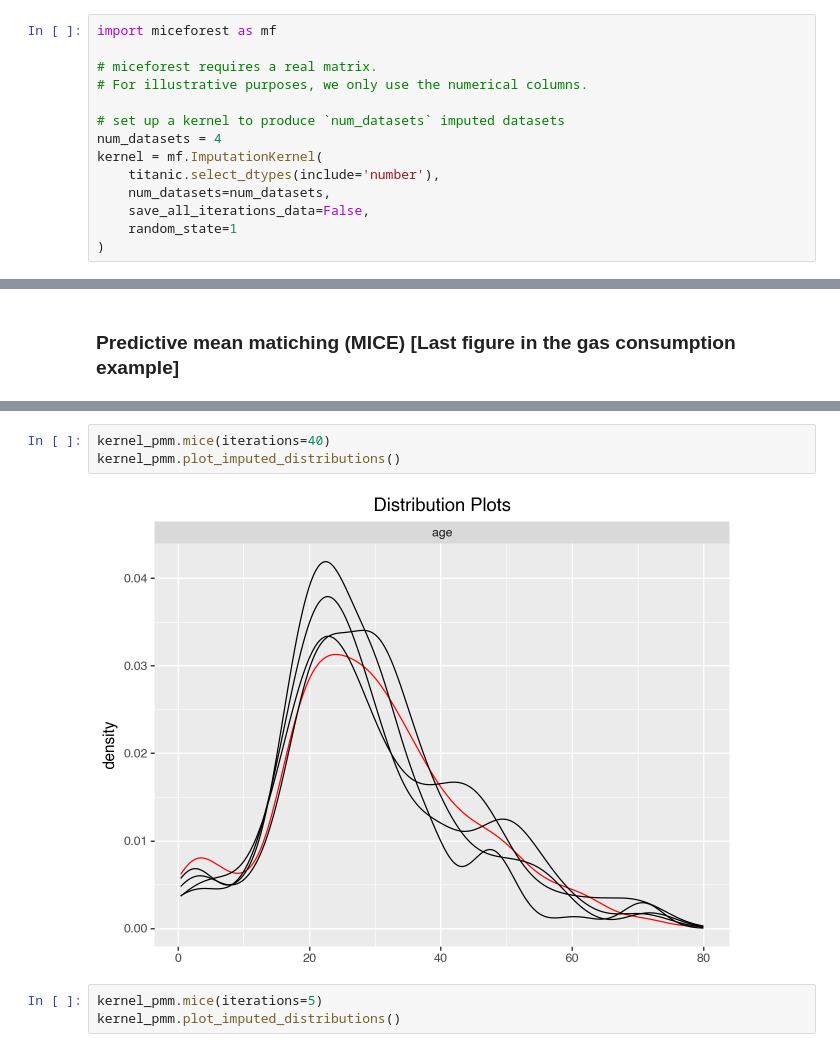
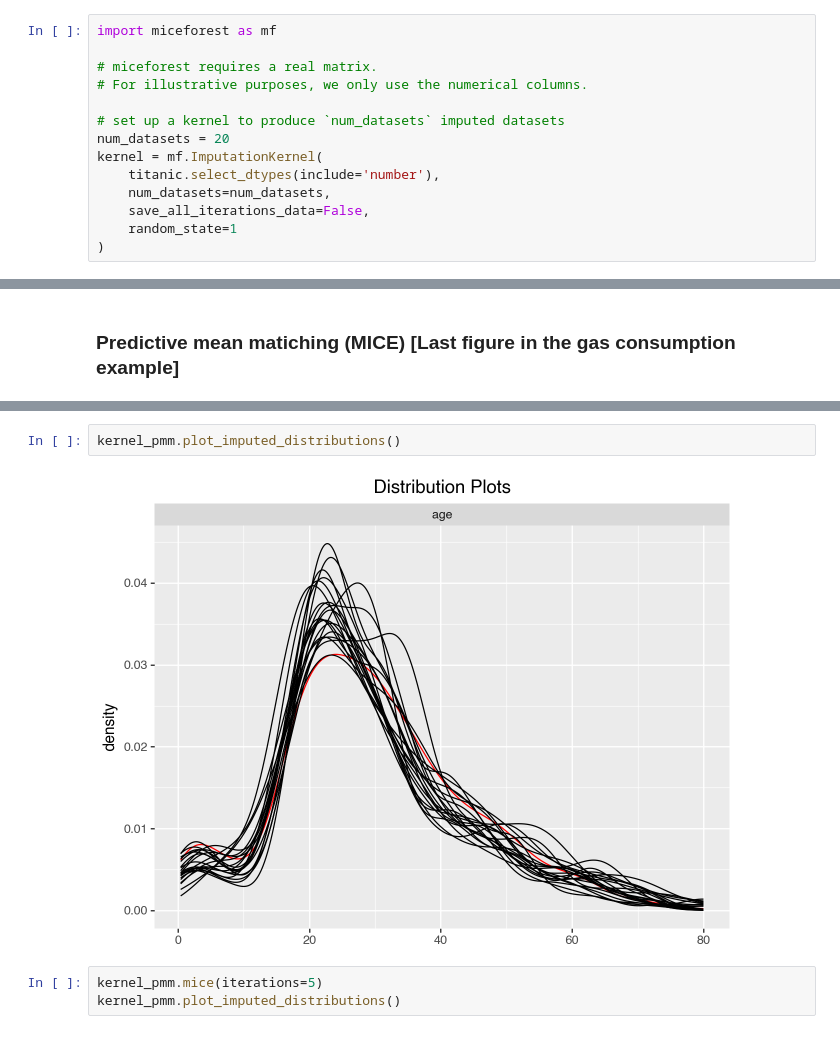
Before and after one commit to brookshu/data_eng300SP_hu, a Jupyter notebook: dataset_hu_shim_03-missing-data-class.ipynb, the cells around one changed output, grey strips where cells are left out. Saved outputs shown, nothing was run; the diff lists cells and outputs as text.

```diff
--- a/dataset_hu_shim_03-missing-data-class.ipynb
+++ b/dataset_hu_shim_03-missing-data-class.ipynb
@@ -235,7 +236,7 @@ import miceforest as mf
 # For illustrative purposes, we only use the numerical columns.
 
 # set up a kernel to produce `num_datasets` imputed datasets
-num_datasets = 4
+num_datasets = 20
 kernel = mf.ImputationKernel(
     titanic.select_dtypes(include='number'),
     num_datasets=num_datasets,
@@ -329,10 +330,9 @@ kernel_pmm
    Modeled Variables: 1
 All Iterations Saved: False
 # %%
-kernel_pmm.mice(iterations=40)
 kernel_pmm.plot_imputed_distributions()
 # %% [output]
-[figure, old version]
+[figure, new version]
 # %%
 kernel_pmm.mice(iterations=5)
 kernel_pmm.plot_imputed_distributions()
```
Also changed, not shown: parts of 15 cells of this notebook.
